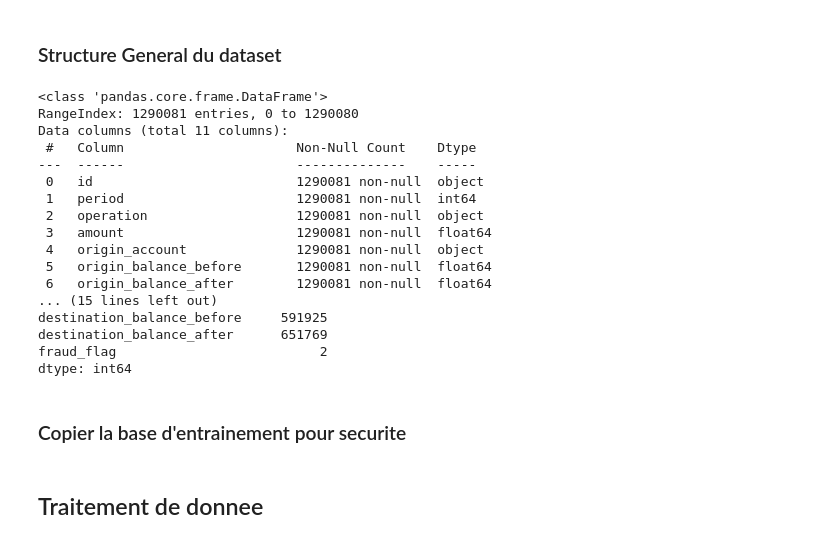
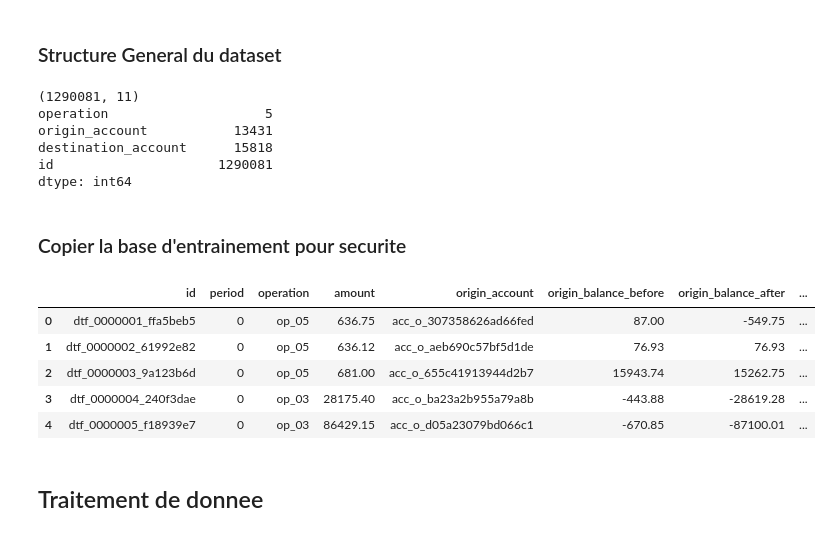
Before and after one commit to BayeGallasse-1719/ML-detection-fraude-mobile-money, a Jupyter notebook: modelisation.ipynb, the cells around one changed output. Cells and saved outputs as stored; diff of their text form; code cells hidden in the pictures.

```diff
--- a/modelisation.ipynb
+++ b/modelisation.ipynb
@@ -36,30 +36,31 @@ Chargement Reussi !
 # %% [markdown]
 ### Structure General du dataset
 # %%
-print(train.info())
-print(train.nunique())
+TARGET   = "fraud_flag"
+DATE_COL = "timestamp"
+
+print(train.shape)
+print(train.select_dtypes("object").nunique().sort_values())
 # %% [output]
-<class 'pandas.core.frame.DataFrame'>
-RangeIndex: 1290081 entries, 0 to 1290080
-Data columns (total 11 columns):
- #   Column                      Non-Null Count    Dtype
----  ------                      --------------    -----
- 0   id                          1290081 non-null  object
- 1   period                      1290081 non-null  int64
- 2   operation                   1290081 non-null  object
- 3   amount                      1290081 non-null  float64
- 4   origin_account              1290081 non-null  object
- 5   origin_balance_before       1290081 non-null  float64
- 6   origin_balance_after        1290081 non-null  float64
-... (15 lines left out)
-destination_balance_before     591925
-destination_balance_after      651769
-fraud_flag                          2
+(1290081, 11)
+operation                    5
+origin_account           13431
+destination_account      15818
+id                     1290081
 dtype: int64
 # %% [markdown]
 ### Copier la base d'entrainement pour securite
 # %%
 df_copy = train.copy()
+## verification
+df_copy.head()
+# %% [output]
+|  | id | period | operation | amount | origin_account | origin_balance_before | origin_balance_after | ... |
+| 0 | dtf_0000001_ffa5beb5 | 0 | op_05 | 636.75 | acc_o_307358626ad66fed | 87.00 | -549.75 | ... |
+| 1 | dtf_0000002_61992e82 | 0 | op_05 | 636.12 | acc_o_aeb690c57bf5d1de | 76.93 | 76.93 | ... |
+| 2 | dtf_0000003_9a123b6d | 0 | op_05 | 681.00 | acc_o_655c41913944d2b7 | 15943.74 | 15262.75 | ... |
+| 3 | dtf_0000004_240f3dae | 0 | op_03 | 28175.40 | acc_o_ba23a2b955a79a8b | -443.88 | -28619.28 | ... |
+| 4 | dtf_0000005_f18939e7 | 0 | op_03 | 86429.15 | acc_o_d05a23079bd066c1 | -670.85 | -87100.01 | ... |
 # %% [markdown]
 ## Traitement de donnee
 # %% [markdown]
```
Also changed, not shown: parts of 4 cells of this notebook, 1 other file.
